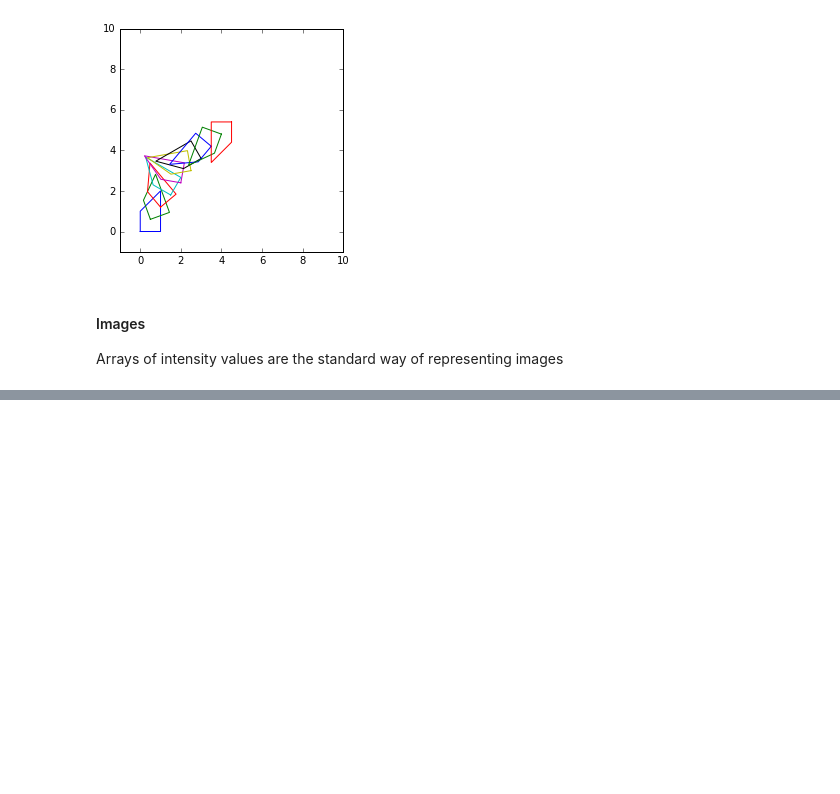
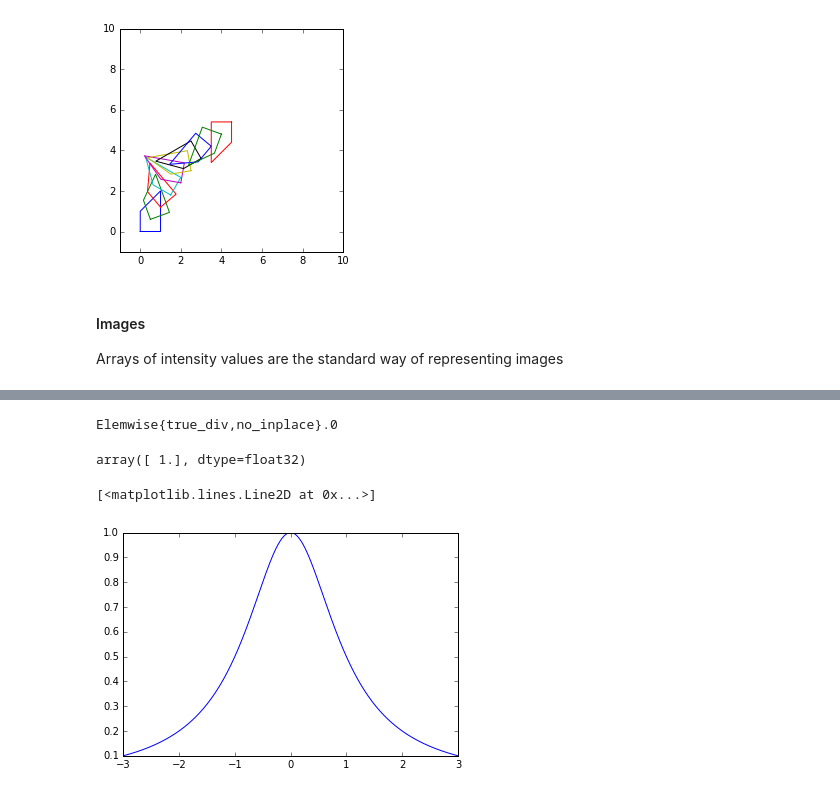
Before and after one commit to eickenberg/theano_presentation_ihp, a Jupyter notebook: Theano_Intro.ipynb, the cells around one changed output, grey strips where cells are left out. Drawn from its saved outputs; the diff is of its cells as text; code cells hidden in the pictures; blank space fills up the shorter version.

```diff
--- a/Theano_Intro.ipynb
+++ b/Theano_Intro.ipynb
@@ -154,0 +213,2 @@ Arrays of intensity values are the standard way of representing images
+# %%
+y = x ** 2
@@ -154,0 +221,19 @@ Arrays of intensity values are the standard way of representing images
+# %%
+z = 1. / (y + 1)
+# %%
+z
+# %% [output]
+Elemwise{true_div,no_inplace}.0
+# %%
+f = theano.function([x], z)
+# %%
+f(np.array([0.], dtype='float32'))
+# %% [output]
+array([ 1.], dtype=float32)
+# %%
+xs = np.arange(-3., 3., .01, dtype='float32')
+# %%
+plt.plot(xs, f(xs))
+# %% [output]
+[<matplotlib.lines.Line2D at 0x...>]
+[figure, added]
```
Also changed, not shown: parts of 12 cells of this notebook.
